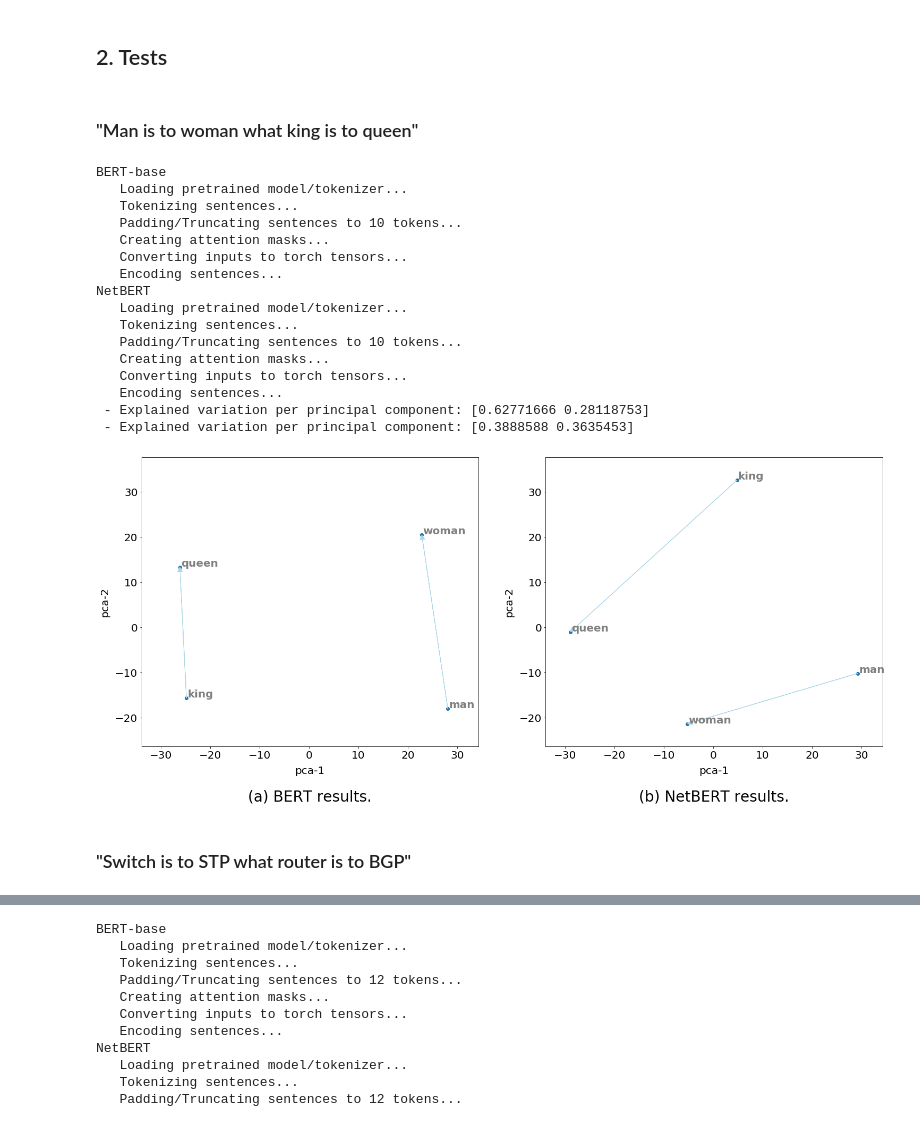
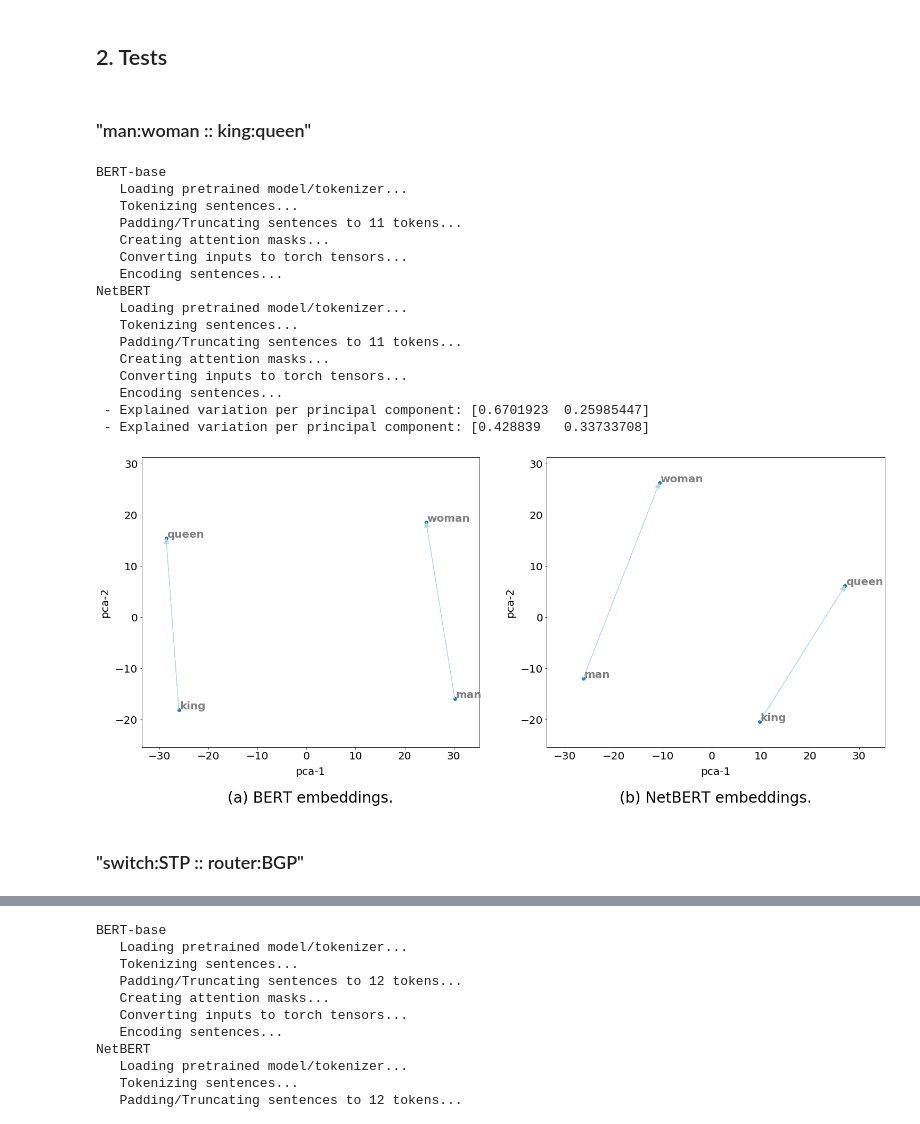
Before and after one commit to ant-louis/netbert, a Jupyter notebook: intrinsic_evaluation/word_analogies.ipynb, the cells around one changed output, grey strips where cells are left out. Drawn from its saved outputs; the diff is of its cells as text; code cells hidden in the pictures.

```diff
--- a/intrinsic_evaluation/word_analogies.ipynb
+++ b/intrinsic_evaluation/word_analogies.ipynb
@@ -193,50 +193,50 @@ def run_all(sentences, words_of_interest, relationships, fig_name):
     fig, (ax1, ax2) = plt.subplots(nrows=1, ncols=2, figsize=(25,10))
     tmp_df = pd.concat([bert_pca_df, netbert_pca_df], ignore_index=True)
     limits = [(tmp_df['pca-one'].min()-5, tmp_df['pca-one'].max()+5), (tmp_df['pca-two'].min()-5, tmp_df['pca-two'].max()+5)]
-    plot_relationships(bert_pca_df, relationships, ax1, '(a) BERT results.', limits)
-    plot_relationships(netbert_pca_df, relationships, ax2, '(b) NetBERT results.', limits)
+    plot_relationships(bert_pca_df, relationships, ax1, '(a) BERT embeddings.', limits)
+    plot_relationships(netbert_pca_df, relationships, ax2, '(b) NetBERT embeddings.', limits)
     fig.savefig("./figures/word_analogy_"+ fig_name +".pdf", bbox_inches='tight')
     return
 # %% [markdown]
 ## 2. Tests
 # %% [markdown]
-### "Man is to woman what king is to queen"
+### "man:woman :: king:queen"
 # %%
-sentences = ["A man is an adult male person",
+sentences = ["A man is an adult male person.",
              "A woman is an adult female person.",
              #"A boy is a male child.",
              #"A girl is a female child.",
              #"An uncle is the brother of someone's mother or father.",
              #"An aunt is the sister of someone's mother or father.",
-             "A king is a male sovereign.",
-             "A queen is a female sovereign."]
+             "A king is a male sovereign or monarch.",
+             "A queen is a female sovereign or monarch."]
 words_of_interest = ['man', 'woman',
                      #'boy', 'girl',
                      #'uncle', 'aunt',
                      'king', 'queen']
 relationships = [('man','woman'),
                  #('boy','girl'),
                  #('uncle','aunt'),
                  ('king','queen')]
 run_all(sentences, words_of_interest, relationships, fig_name="man_woman")
 # %% [output]
 BERT-base
    Loading pretrained model/tokenizer...
    Tokenizing sentences...
-   Padding/Truncating sentences to 10 tokens...
+   Padding/Truncating sentences to 11 tokens...
    Creating attention masks...
    Converting inputs to torch tensors...
    Encoding sentences...
 NetBERT
    Loading pretrained model/tokenizer...
    Tokenizing sentences...
-   Padding/Truncating sentences to 10 tokens...
+   Padding/Truncating sentences to 11 tokens...
    Creating attention masks...
    Converting inputs to torch tensors...
    Encoding sentences...
- - Explained variation per principal component: [0.62771666 0.28118753]
- - Explained variation per principal component: [0.3888588 0.3635453]
+ - Explained variation per principal component: [0.6701923  0.25985447]
+ - Explained variation per principal component: [0.428839   0.33733708]
-[figure, old version]
+[figure, new version]
 # %% [markdown]
-### "Switch is to STP what router is to BGP"
+### "switch:STP :: router:BGP"
 # %%
```
Also changed, not shown: parts of 13 cells of this notebook, 4 other files.
